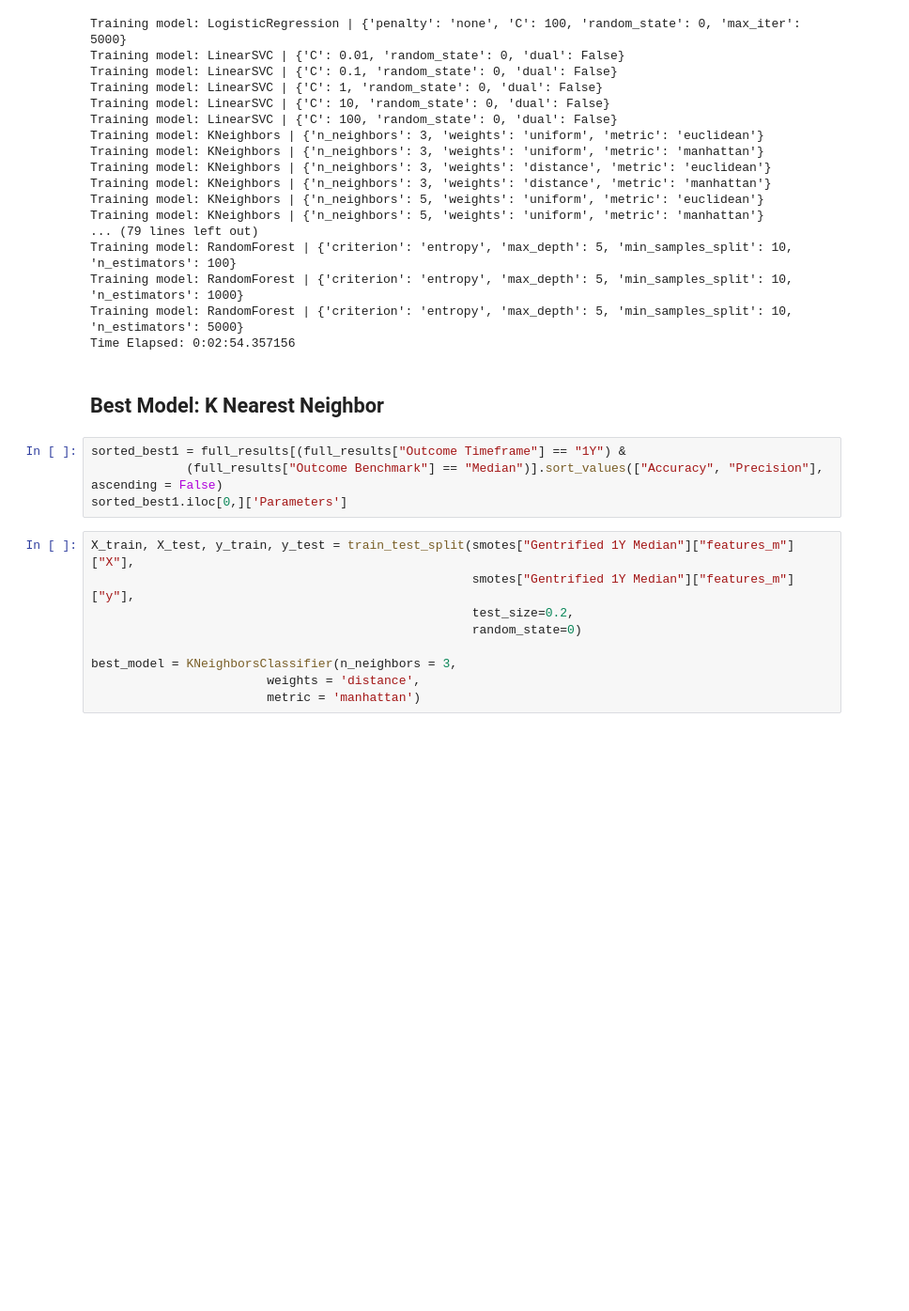
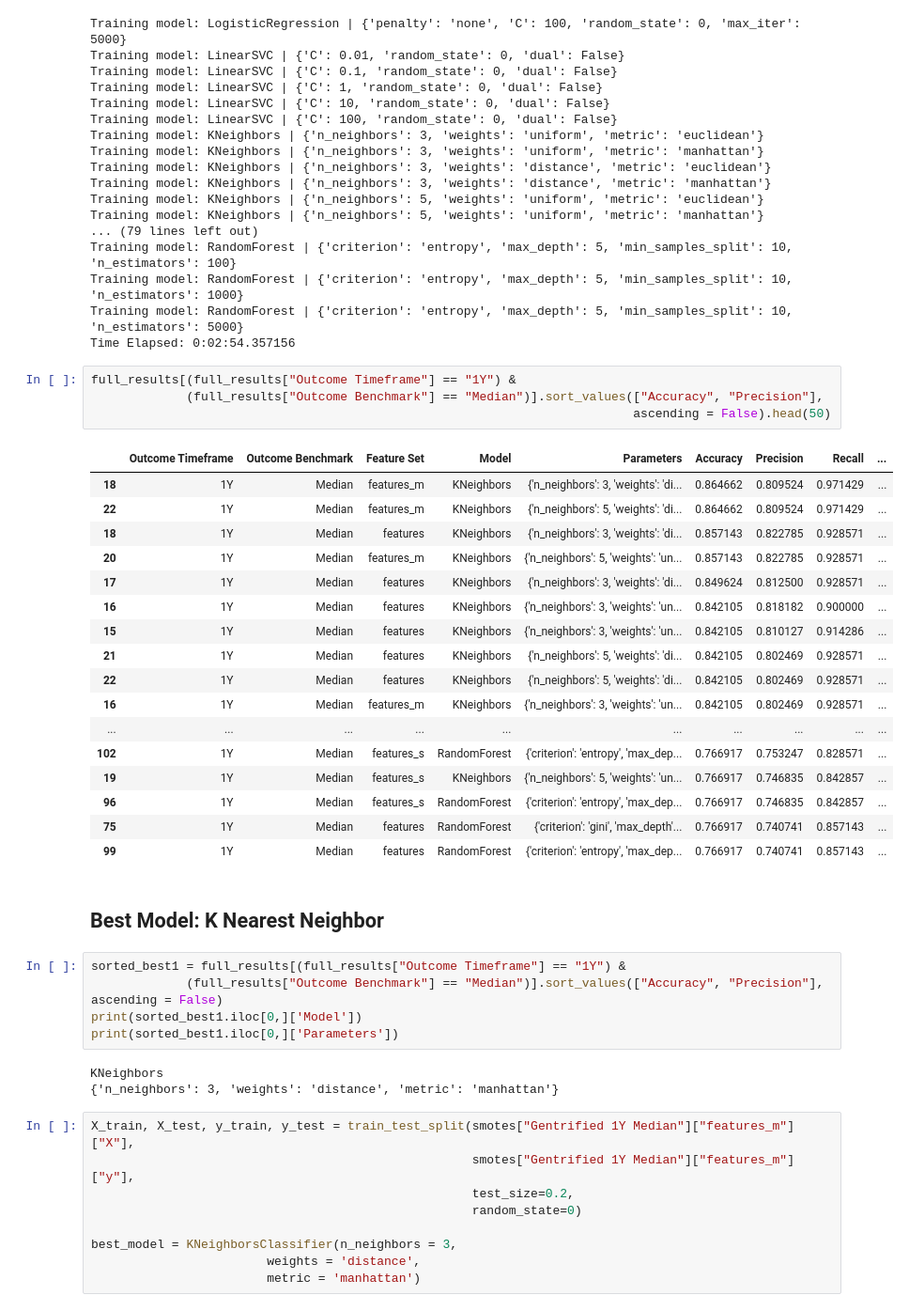
Before and after one commit to catonbrewster1/austin_gentrification, a Jupyter notebook: fit_models.ipynb, the cells around one changed output. Shown at 94% size. Drawn from its saved outputs; the diff is of its cells as text; blank space fills up the shorter version.

Commit message:
work on K nearest neigh

```diff
--- a/fit_models.ipynb
+++ b/fit_models.ipynb
@@ -305,12 +305,38 @@ Training model: RandomForest | {'criterion': 'entropy', 'max_depth': 5, 'min_sam
 Training model: RandomForest | {'criterion': 'entropy', 'max_depth': 5, 'min_samples_split': 10, 'n_estimators': 1000}
 Training model: RandomForest | {'criterion': 'entropy', 'max_depth': 5, 'min_samples_split': 10, 'n_estimators': 5000}
 Time Elapsed: 0:02:54.357156
+# %%
+full_results[(full_results["Outcome Timeframe"] == "1Y") &
+             (full_results["Outcome Benchmark"] == "Median")].sort_values(["Accuracy", "Precision"],
+                                                                          ascending = False).head(50)
+# %% [output]
+|  | Outcome Timeframe | Outcome Benchmark | Feature Set | Model | Parameters | Accuracy | Precision | Recall | ... |
+| 18 | 1Y | Median | features_m | KNeighbors | {'n_neighbors': 3, 'weights': 'di... | 0.864662 | 0.809524 | 0.971429 | ... |
+| 22 | 1Y | Median | features_m | KNeighbors | {'n_neighbors': 5, 'weights': 'di... | 0.864662 | 0.809524 | 0.971429 | ... |
+| 18 | 1Y | Median | features | KNeighbors | {'n_neighbors': 3, 'weights': 'di... | 0.857143 | 0.822785 | 0.928571 | ... |
+| 20 | 1Y | Median | features_m | KNeighbors | {'n_neighbors': 5, 'weights': 'un... | 0.857143 | 0.822785 | 0.928571 | ... |
+| 17 | 1Y | Median | features | KNeighbors | {'n_neighbors': 3, 'weights': 'di... | 0.849624 | 0.812500 | 0.928571 | ... |
+| 16 | 1Y | Median | features | KNeighbors | {'n_neighbors': 3, 'weights': 'un... | 0.842105 | 0.818182 | 0.900000 | ... |
+| 15 | 1Y | Median | features | KNeighbors | {'n_neighbors': 3, 'weights': 'un... | 0.842105 | 0.810127 | 0.914286 | ... |
+| 21 | 1Y | Median | features | KNeighbors | {'n_neighbors': 5, 'weights': 'di... | 0.842105 | 0.802469 | 0.928571 | ... |
+| 22 | 1Y | Median | features | KNeighbors | {'n_neighbors': 5, 'weights': 'di... | 0.842105 | 0.802469 | 0.928571 | ... |
+| 16 | 1Y | Median | features_m | KNeighbors | {'n_neighbors': 3, 'weights': 'un... | 0.842105 | 0.802469 | 0.928571 | ... |
+| ... | ... | ... | ... | ... | ... | ... | ... | ... | ... |
+| 102 | 1Y | Median | features_s | RandomForest | {'criterion': 'entropy', 'max_dep... | 0.766917 | 0.753247 | 0.828571 | ... |
+| 19 | 1Y | Median | features_s | KNeighbors | {'n_neighbors': 5, 'weights': 'un... | 0.766917 | 0.746835 | 0.842857 | ... |
+| 96 | 1Y | Median | features_s | RandomForest | {'criterion': 'entropy', 'max_dep... | 0.766917 | 0.746835 | 0.842857 | ... |
+| 75 | 1Y | Median | features | RandomForest | {'criterion': 'gini', 'max_depth'... | 0.766917 | 0.740741 | 0.857143 | ... |
+| 99 | 1Y | Median | features | RandomForest | {'criterion': 'entropy', 'max_dep... | 0.766917 | 0.740741 | 0.857143 | ... |
 # %% [markdown]
 ## Best Model: K Nearest Neighbor
 # %%
 sorted_best1 = full_results[(full_results["Outcome Timeframe"] == "1Y") &
              (full_results["Outcome Benchmark"] == "Median")].sort_values(["Accuracy", "Precision"], ascending = False)
-sorted_best1.iloc[0,]['Parameters']
+print(sorted_best1.iloc[0,]['Model'])
+print(sorted_best1.iloc[0,]['Parameters'])
+# %% [output]
+KNeighbors
+{'n_neighbors': 3, 'weights': 'distance', 'metric': 'manhattan'}
 # %%
 X_train, X_test, y_train, y_test = train_test_split(smotes["Gentrified 1Y Median"]["features_m"]["X"],
                                                     smotes["Gentrified 1Y Median"]["features_m"]["y"],
```
Also changed, not shown: parts of 4 cells of this notebook.
